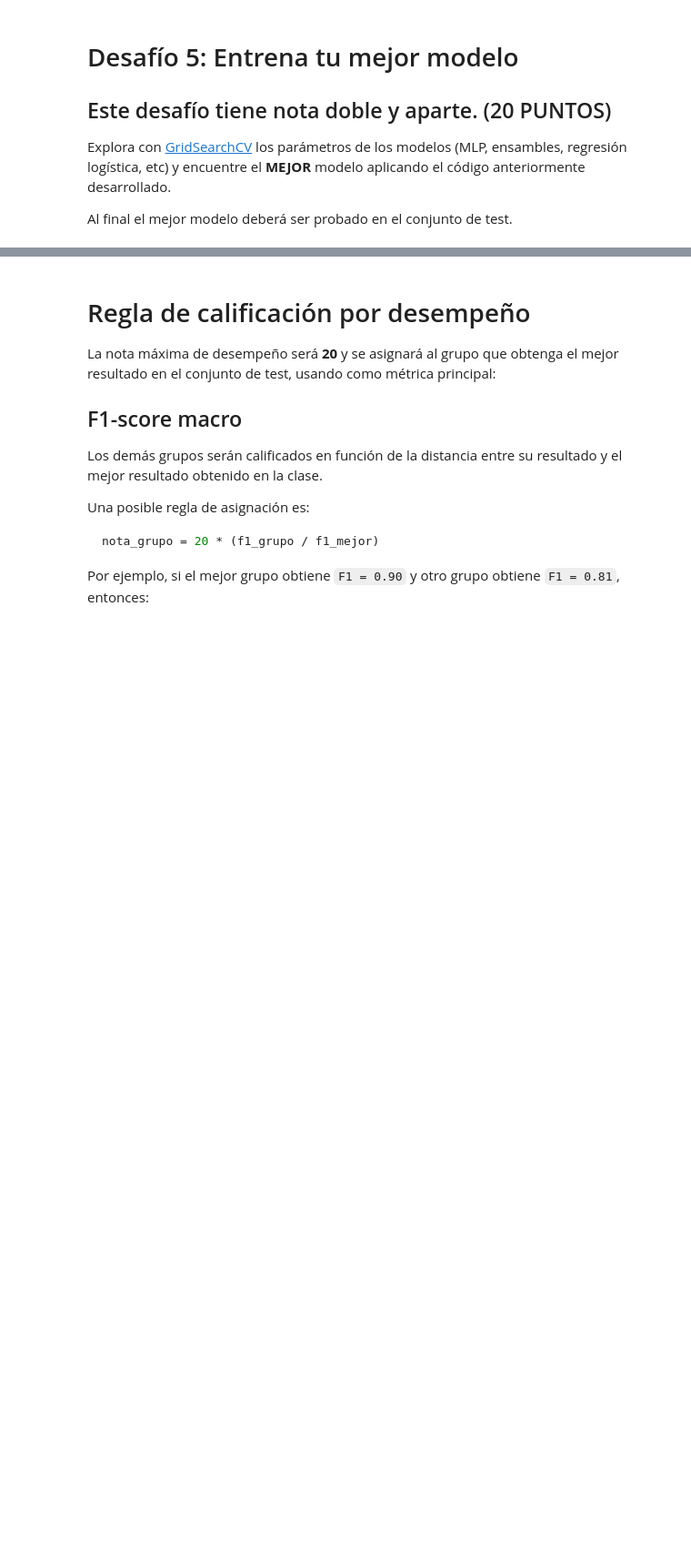
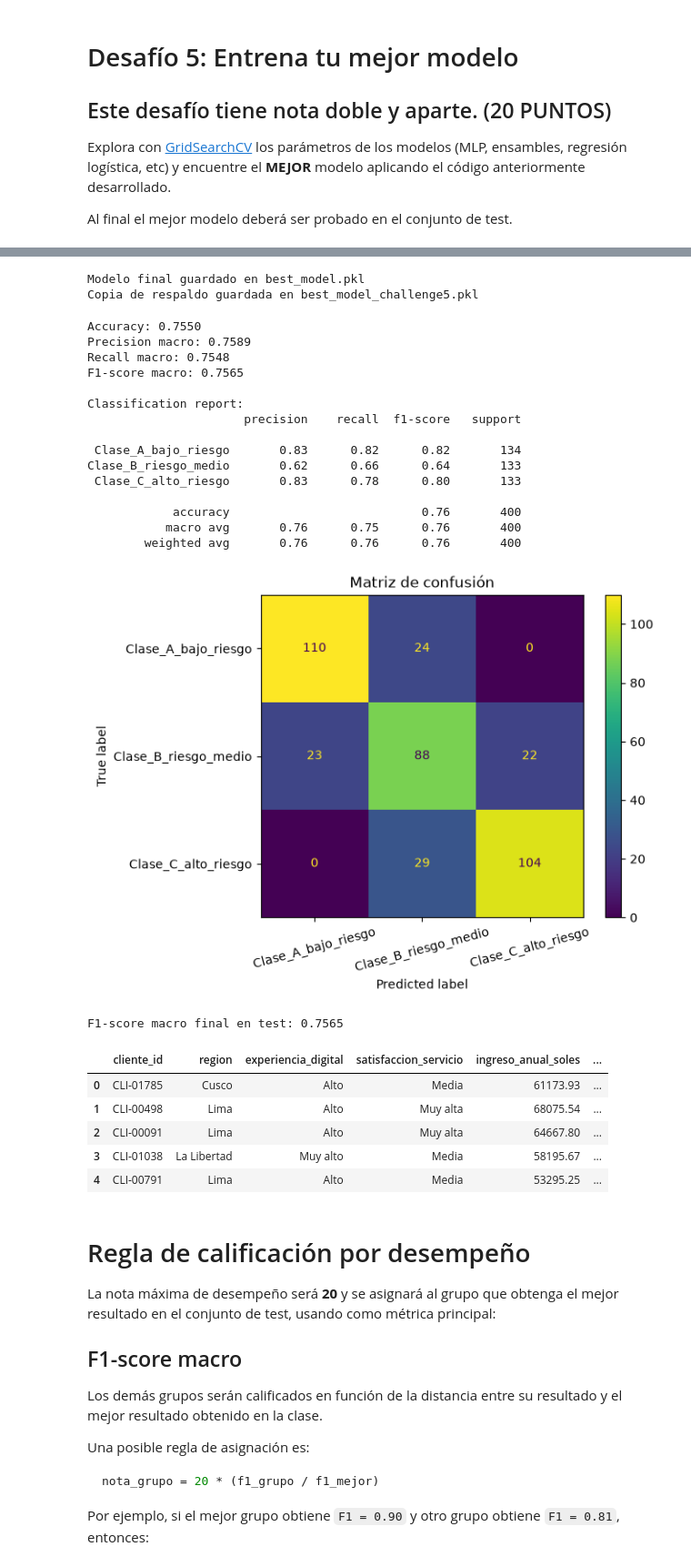
Before and after one commit to nico-0107/LaboratorioFinal-IA, a Jupyter notebook: laboratorio_final_ia.ipynb, the cells around one changed output, grey strips where cells are left out. Shown at 91% size. Saved outputs shown, nothing was run; the diff lists cells and outputs as text; code cells hidden in the pictures; blank space fills up the shorter version.

```diff
--- a/laboratorio_final_ia.ipynb
+++ b/laboratorio_final_ia.ipynb
@@ -552,3 +860,53 @@ Al final el mejor modelo deberá ser probado en el conjunto de test.
+# %%
+challenge5_model_path = "best_model.pkl"
+challenge5_backup_model_path = "best_model_challenge5.pkl"
+
+joblib.dump(challenge5_best_pipeline, challenge5_model_path)
+joblib.dump(challenge5_best_pipeline, challenge5_backup_model_path)
+
+print(f"Modelo final guardado en {challenge5_model_path}")
+print(f"Copia de respaldo guardada en {challenge5_backup_model_path}")
+# %% [output]
+Modelo final guardado en best_model.pkl
+Copia de respaldo guardada en best_model_challenge5.pkl
+# %%
+challenge5_y_pred_test = evaluate(challenge5_model_path, X_test, y_test)
+
+challenge5_final_results = X_test.copy()
+challenge5_final_results["Clase real"] = y_test.values
+challenge5_final_results["Clase predicha"] = challenge5_y_pred_test
+
+challenge5_f1_macro_test = f1_score(y_test, challenge5_y_pred_test, average="macro")
+print(f"F1-score macro final en test: {challenge5_f1_macro_test:.4f}")
+
+challenge5_final_results.to_csv("resultados_test.csv", index=False)
+challenge5_final_results.to_csv("resultados_test_challenge5.csv", index=False)
+
+challenge5_final_results.head()
+# %% [output]
+Accuracy: 0.7550
+Precision macro: 0.7589
+Recall macro: 0.7548
+F1-score macro: 0.7565
+
+Classification report:
+                      precision    recall  f1-score   support
+
+ Clase_A_bajo_riesgo       0.83      0.82      0.82       134
+Clase_B_riesgo_medio       0.62      0.66      0.64       133
+ Clase_C_alto_riesgo       0.83      0.78      0.80       133
+
+            accuracy                           0.76       400
+           macro avg       0.76      0.75      0.76       400
+        weighted avg       0.76      0.76      0.76       400
+[figure, added]
+F1-score macro final en test: 0.7565
+|  | cliente_id | region | experiencia_digital | satisfaccion_servicio | ingreso_anual_soles | ... |
+| 0 | CLI-01785 | Cusco | Alto | Media | 61173.93 | ... |
+| 1 | CLI-00498 | Lima | Alto | Muy alta | 68075.54 | ... |
+| 2 | CLI-00091 | Lima | Alto | Muy alta | 64667.80 | ... |
+| 3 | CLI-01038 | La Libertad | Muy alto | Media | 58195.67 | ... |
+| 4 | CLI-00791 | Lima | Alto | Media | 53295.25 | ... |
 # %% [markdown]
 # Regla de calificación por desempeño
 
```
Also changed, not shown: parts of 17 cells of this notebook, 2 other files.
